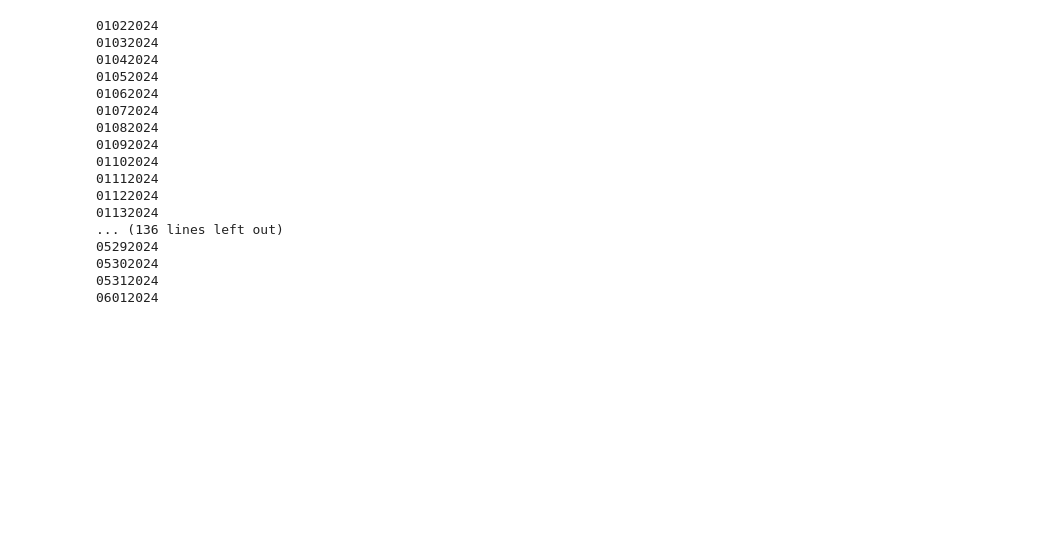
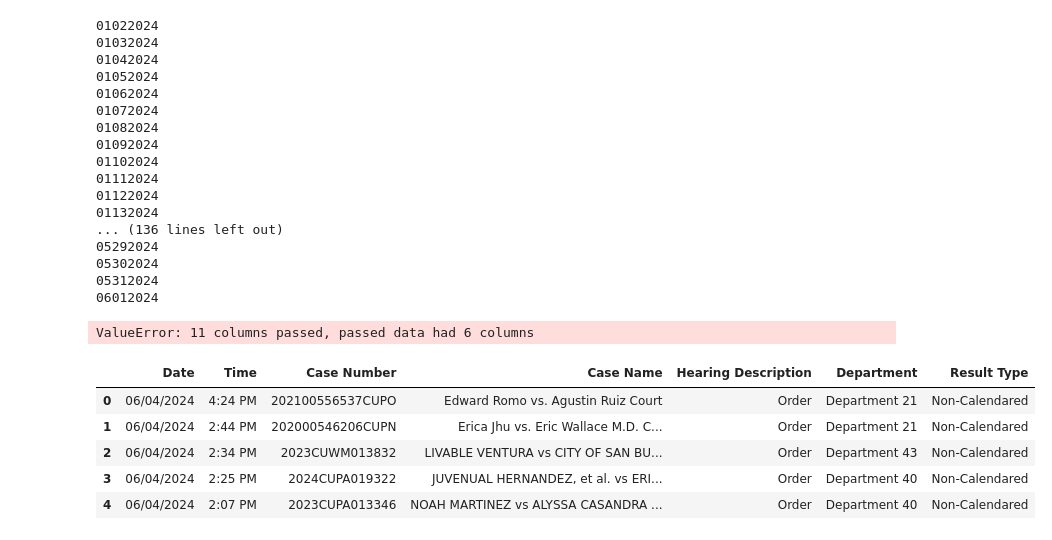
Before and after one commit to OhOmah/WebScrape, a Jupyter notebook: scraper-playground.ipynb, the cells around one changed output. Drawn from its saved outputs; the diff is of its cells as text; code cells hidden in the pictures; blank space fills up the shorter version.

Commit message:
simplified creation of dataframe from scraping first page

```diff
--- a/scraper-playground.ipynb
+++ b/scraper-playground.ipynb
@@ -136,3 +136,78 @@ for date in formatted_dates:
 05302024
 05312024
 06012024
+# %%
+
+# Define the raw data as a string
+data = """Date Time Case Number Case Name Hearing Description Department Result Type
+06/04/2024 4:24 PM 202100556537CUPO Edward Romo vs. Agustin Ruiz Court Order Department 21 Non-Calendared
+06/04/2024 2:44 PM 202000546206CUPN Erica Jhu vs. Eric Wallace M.D. Court Order Department 21 Non-Calendared
+06/04/2024 2:34 PM 2023CUWM013832 LIVABLE VENTURA vs CITY OF SAN BUENAVENTURA, et al. Court Order Department 43 Non-Calendared
+06/04/2024 2:25 PM 2024CUPA019322 JUVENUAL HERNANDEZ, et al. vs ERIKA SUSAE QUAN Court Order Department 40 Non-Calendared
+06/04/2024 2:07 PM 2023CUPA013346 NOAH MARTINEZ vs ALYSSA CASANDRA MEZA, et al. Court Order Department 40 Non-Calendared
+06/04/2024 1:22 PM 202000545683CUMM Shaughnessy vs. McGuire DPM Court Order Department 21 Non-Calendared
+06/04/2024 1:02 PM 2024CUPN020447 ROBERT PHALEN vs WELL OAK TENANT LLC, et al. Court Order Department 20 Non-Calendared
+06/04/2024 9:52 AM 24CV01175 DAVID MATTHEW KILRAIN vs CITY OF SANTA BARBARA, et al. Ruling on Submitted Matter Department 40 Non-Calendared
+06/04/2024 9:14 AM 2024CUPL024014 STEPHEN PARK vs SUBARU OF AMERICA INC Court Order Department 43 Non-Calendared
+06/04/2024 9:08 AM 201700491367CUOR Sherwood Valley HOA vs New Mission Court Order Department 43 Non-Calendared
+06/04/2024 9:00 AM 2024CLCL020806 JPMORGAN CHASE BANK NA vs ADEANA M BERG Court Order Department 43 Non-Calendared
+06/04/2024 8:30 AM 202200563432CUWE Rojas vs. Talley Ex-Parte Defendant Trustee's order shortening time on motion to set aside judgment Department 43 Scheduled
+06/04/2024 8:30 AM 2024CUFR020408 DELINA TERREGONE vs ATTORNEY DANIEL SHENTON WALLIS Ex Parte Application to Extend Time to Amend the Complaint Department 40 Rescheduled
+06/04/2024 8:30 AM 202300574619CUPO Easterling vs. 3m Company Ex Parte Application and Application to Specially Set its Summary Adjudication Hearing Date Department 21 Scheduled
+06/04/2024 8:20 AM 2023CUBC014877 FRIEDLAND VS MERCEDES BENZ USA Motion to Compel Defendant Mercedes Benz USA LLCs Further Responses to Requests for Admission Set One Department 20 Vacated
+06/04/2024 8:20 AM 2023CUBC014877 FRIEDLAND VS MERCEDES BENZ USA Motion to Compel Defendant Mercedes Benz USA LLCs Further Responses to Form Interrogatories Set One Department 20 Vacated
+06/04/2024 8:20 AM 2023CUBC014877 FRIEDLAND VS MERCEDES BENZ USA Motion to Compel Defendant Mercedes Benz USA LLCs Further Responses to Special Interrogatories Set One Department 20 Vacated
+06/04/2024 8:20 AM 2023CUBC014877 FRIEDLAND VS MERCEDES BENZ USA Motion to Compel Defendant Mercedes Benz USA LLCs Further Responses to Requests for Production of Documents Set One Department 20 Vacated
+06/04/2024 8:20 AM 2023CUAS015807 WARREN NUCKOLS, JR. vs AMERICAN HONDA MOTOR CO INC, et al. Joinder to Defendants Ford Motor Company, Navistar Inc and Mack Trucks Inc's Notice of Motion to Compel Plaintiff to Sign Authorizations for Medical, Social Security and Military Records for Pacific Coast Building Products Inc Department 41 Rescheduled
+06/04/2024 8:20 AM 2023CUAS015807 WARREN NUCKOLS, JR. vs AMERICAN HONDA MOTOR CO INC, et al. Joinder to Defendants Ford Motor Company, Navistar Inc and Mack Trucks Inc's Notice of Motion to Compel Plaintiff to Sign Authorizations for Medical, Social Security and Military Records for the W W Henry Co LP Department 41 Rescheduled"""
+
+# Split lines
+lines = data.split("\n")
+
+# Extract headers
+headers = lines[0].split()
+
+# Extract records
+records = []
+for line in lines[1:]:
+    match = re.match(r"(\d{2}/\d{2}/\d{4}) (\d{1,2}:\d{2} [APM]{2}) (\S+) (.+?) (Department \d+) (.+)", line)
+    if match:
+        records.append(match.groups())
+
+# Create DataFrame
+df = pd.DataFrame(records, columns=headers)
+
+# Display the DataFrame
+df.head()
+# %% [output]
+ValueError: 11 columns passed, passed data had 6 columns
+# %%
+# Define the correct headers manually
+headers = ["Date", "Time", "Case Number", "Case Name", "Hearing Description", "Department", "Result Type"]
+
+# Extract records with regex
+records = []
+for line in lines[1:]:
+    match = re.match(r"(\d{2}/\d{2}/\d{4}) (\d{1,2}:\d{2} [APM]{2}) (\S+) (.+) (Department \d+) (.+)", line)
+    if match:
+        date, time, case_number, rest, department, result_type = match.groups()
+
+        # Split the remaining part into Case Name and Hearing Description
+        rest_parts = rest.rsplit(" ", 1)
+        case_name = rest_parts[0] if len(rest_parts) > 1 else ""
+        hearing_description = rest_parts[1] if len(rest_parts) > 1 else ""
+
+        records.append([date, time, case_number, case_name, hearing_description, department, result_type])
+
+# Create DataFrame
+df = pd.DataFrame(records, columns=headers)
+
+# Display the DataFrame
+df.head()
+# %% [output]
+|  | Date | Time | Case Number | Case Name | Hearing Description | Department | Result Type |
+| 0 | 06/04/2024 | 4:24 PM | 202100556537CUPO | Edward Romo vs. Agustin Ruiz Court | Order | Department 21 | Non-Calendared |
+| 1 | 06/04/2024 | 2:44 PM | 202000546206CUPN | Erica Jhu vs. Eric Wallace M.D. C... | Order | Department 21 | Non-Calendared |
+| 2 | 06/04/2024 | 2:34 PM | 2023CUWM013832 | LIVABLE VENTURA vs CITY OF SAN BU... | Order | Department 43 | Non-Calendared |
+| 3 | 06/04/2024 | 2:25 PM | 2024CUPA019322 | JUVENUAL HERNANDEZ, et al. vs ERI... | Order | Department 40 | Non-Calendared |
+| 4 | 06/04/2024 | 2:07 PM | 2023CUPA013346 | NOAH MARTINEZ vs ALYSSA CASANDRA ... | Order | Department 40 | Non-Calendared |
```
Also changed, not shown: parts of 2 cells of this notebook, 3 other files.
